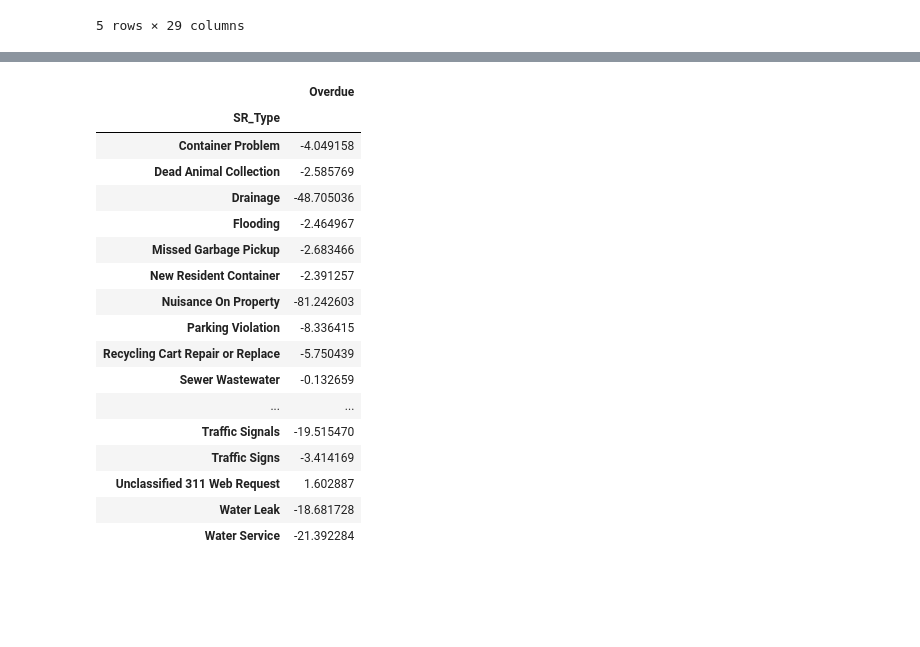
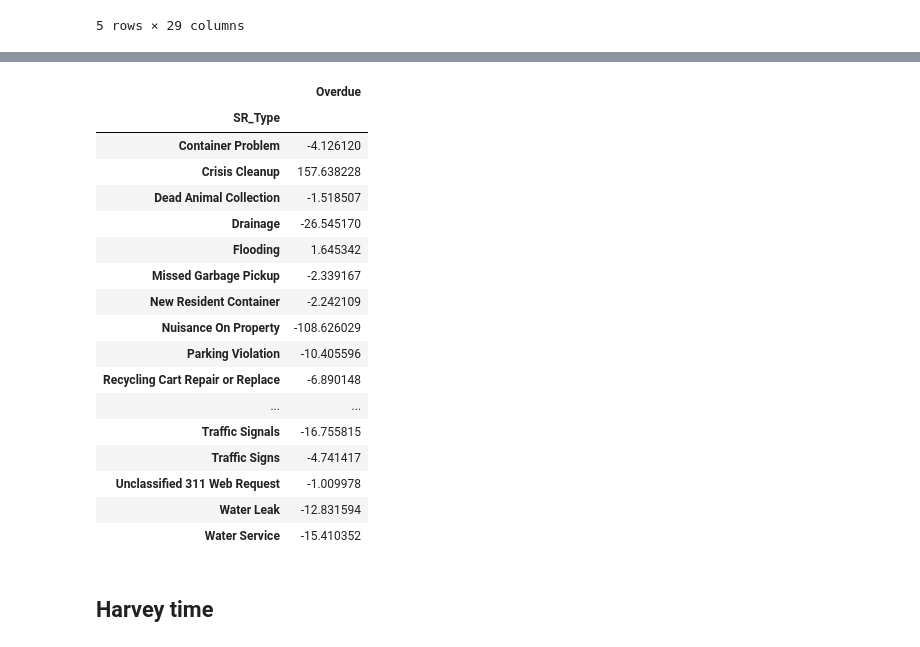
Before and after one commit to SohamMody/ADS_final, a Jupyter notebook: Cleaning_new.ipynb, the cells around one changed output, grey strips where cells are left out. Cells and saved outputs as stored; diff of their text form; code cells hidden in the pictures; blank space fills up the shorter version.

```diff
--- a/Cleaning_new.ipynb
+++ b/Cleaning_new.ipynb
@@ -8 +73,4 @@ harvey_2014 = pd.read_csv('311-Public-Data-Extract-2014-clean.txt',delimiter='|'
+# %%
+# Concating the years
+harvey_compiled = pd.concat([harvey_2014,harvey_2015,harvey_2016])
 # %%
@@ -28,5 +86,5 @@ Index(['CASE NUMBER', 'SR LOCATION', 'COUNTY', 'DISTRICT', 'NEIGHBORHOOD',
 # %%
-harvey_2014.rename({'CASE NUMBER':'Case_Number',
+harvey_compiled.rename({'CASE NUMBER':'Case_Number',
        'SR LOCATION':'Request_Location','COUNTY':'County', 'DISTRICT':'District',
        'NEIGHBORHOOD':'Neighborhood', 'TAX ID':'Tax_id',
        'TRASH QUAD':'Trash_Quad', 'RECYCLE QUAD':'Recycle_Quad', 'TRASH DAY':'Trash_Day',
@@ -53,0 +110,11 @@ harvey_2014['Service_Request_Creation_Date'] = harvey_2014.Service_Request_Creat
+# %%
+harvey_compiled.Service_Request_Creation_Date = \
+                    pd.to_datetime(harvey_compiled.Service_Request_Creation_Date, errors= 'coerce')
+harvey_compiled.Date_Closed = \
+                    pd.to_datetime(harvey_compiled.Date_Closed, errors= 'coerce')
+harvey_compiled.Due_Date = \
+                    pd.to_datetime(harvey_compiled.Due_Date, errors= 'coerce')
+# %%
+harvey_compiled['Service_Request_Creation_Date'] = harvey_compiled.Service_Request_Creation_Date.dt.date
+harvey_compiled.Date_Closed = harvey_compiled.Date_Closed.dt.date
+harvey_compiled.Due_Date = harvey_compiled.Due_Date.dt.date
@@ -108,22 +172,24 @@ harvey_date_SR_count = harvey.groupby(['just_date', 'SR_Type']).count().reset_in
 # %%
-harvey_2014.loc[harvey_2014['SR_Type']\
+harvey_compiled.loc[harvey_compiled['SR_Type']\
                 .isin(top_20)][['SR_Type','Overdue']].groupby('SR_Type').mean()
 # %% [output]
 |  | Overdue |
 | SR_Type |  |
-| Container Problem | -4.049158 |
-| Dead Animal Collection | -2.585769 |
-| Drainage | -48.705036 |
-| Flooding | -2.464967 |
-| Missed Garbage Pickup | -2.683466 |
-| New Resident Container | -2.391257 |
-| Nuisance On Property | -81.242603 |
-| Parking Violation | -8.336415 |
-| Recycling Cart Repair or Replace | -5.750439 |
-| Sewer Wastewater | -0.132659 |
+| Container Problem | -4.126120 |
+| Crisis Cleanup | 157.638228 |
+| Dead Animal Collection | -1.518507 |
+| Drainage | -26.545170 |
+| Flooding | 1.645342 |
+| Missed Garbage Pickup | -2.339167 |
+| New Resident Container | -2.242109 |
+| Nuisance On Property | -108.626029 |
+| Parking Violation | -10.405596 |
+| Recycling Cart Repair or Replace | -6.890148 |
 | ... | ... |
-| Traffic Signals | -19.515470 |
-| Traffic Signs | -3.414169 |
-| Unclassified 311 Web Request | 1.602887 |
-| Water Leak | -18.681728 |
-| Water Service | -21.392284 |
+| Traffic Signals | -16.755815 |
+| Traffic Signs | -4.741417 |
+| Unclassified 311 Web Request | -1.009978 |
+| Water Leak | -12.831594 |
+| Water Service | -15.410352 |
+# %% [markdown]
+## Harvey time
```
Also changed, not shown: parts of 54 cells of this notebook.
